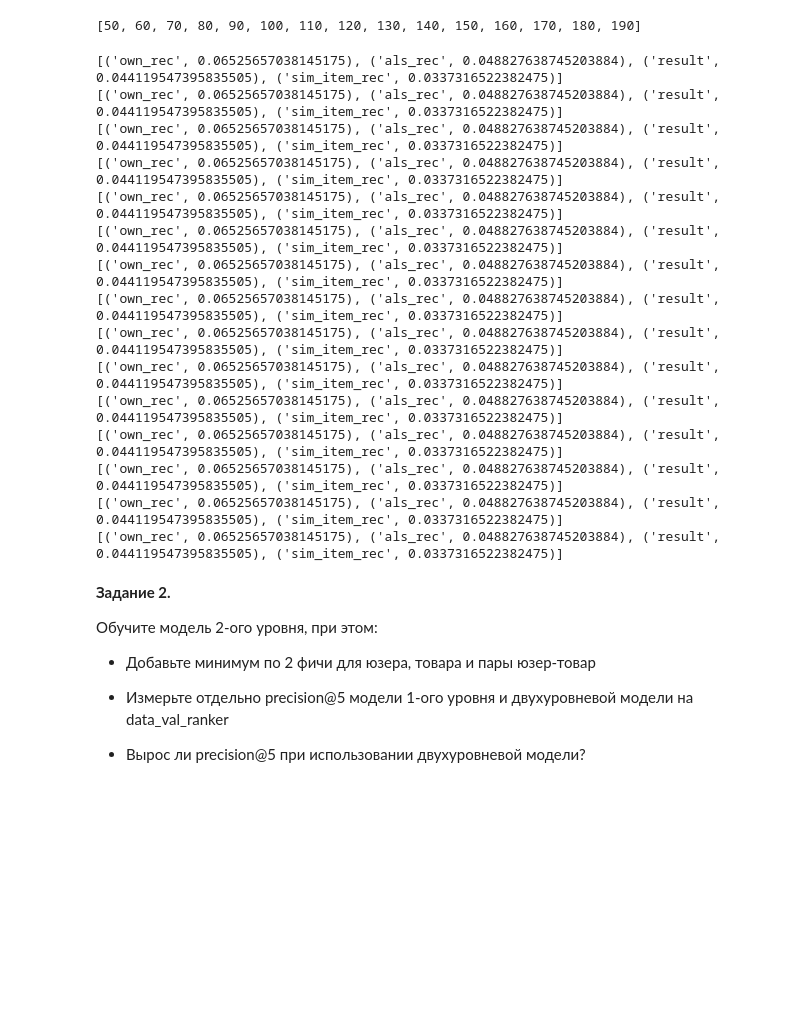
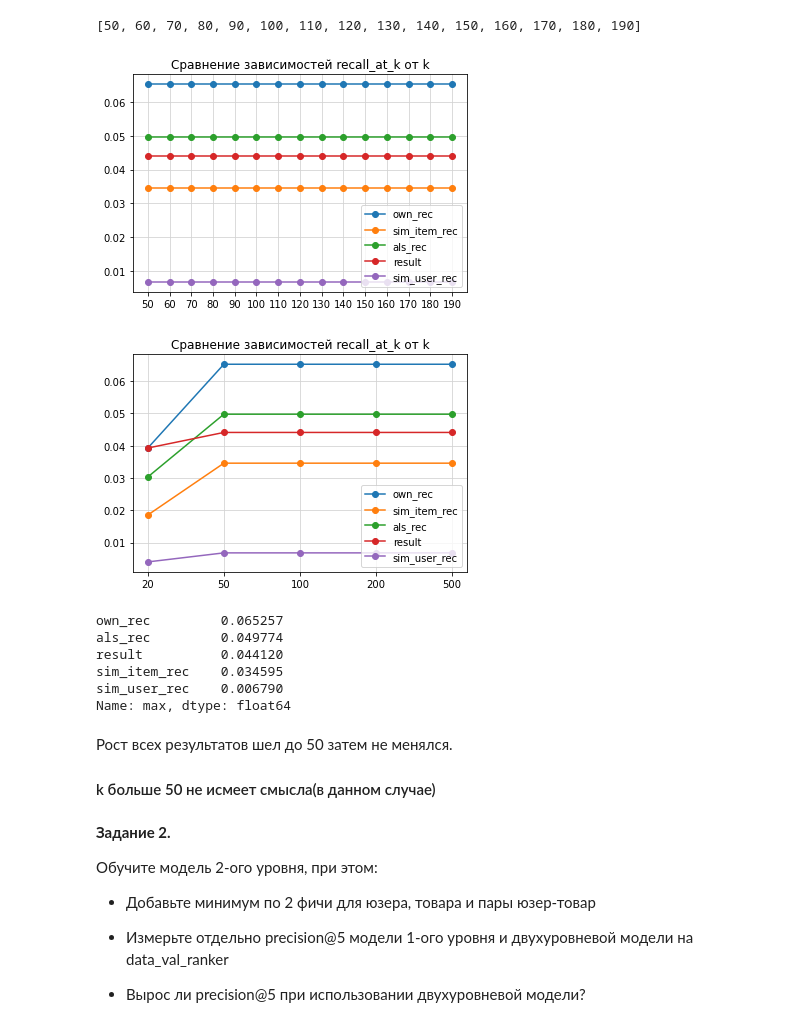
Before and after one commit to OlegRev/recommendation_systems, a Jupyter notebook: HW6.ipynb, the cells around one changed output. Cells and saved outputs as stored; diff of their text form; code cells hidden in the pictures; blank space fills up the shorter version.

```diff
--- a/HW6.ipynb
+++ b/HW6.ipynb
@@ -524,25 +573,29 @@ topsk_recall1 = [_ for _ in range(50, 200, 10)]
 topsk_recall1
 # %% [output]
 [50, 60, 70, 80, 90, 100, 110, 120, 130, 140, 150, 160, 170, 180, 190]
-# %%
-for topk_recall in topsk_recall1:
-    print(sorted(calc_recall(result_eval_matcher, topk_recall), key=lambda x: x[1],reverse=True))
-# %% [output]
-[('own_rec', 0.06525657038145175), ('als_rec', 0.048827638745203884), ('result', 0.044119547395835505), ('sim_item_rec', 0.0337316522382475)]
-[('own_rec', 0.06525657038145175), ('als_rec', 0.048827638745203884), ('result', 0.044119547395835505), ('sim_item_rec', 0.0337316522382475)]
-[('own_rec', 0.06525657038145175), ('als_rec', 0.048827638745203884), ('result', 0.044119547395835505), ('sim_item_rec', 0.0337316522382475)]
-[('own_rec', 0.06525657038145175), ('als_rec', 0.048827638745203884), ('result', 0.044119547395835505), ('sim_item_rec', 0.0337316522382475)]
-[('own_rec', 0.06525657038145175), ('als_rec', 0.048827638745203884), ('result', 0.044119547395835505), ('sim_item_rec', 0.0337316522382475)]
-[('own_rec', 0.06525657038145175), ('als_rec', 0.048827638745203884), ('result', 0.044119547395835505), ('sim_item_rec', 0.0337316522382475)]
-[('own_rec', 0.06525657038145175), ('als_rec', 0.048827638745203884), ('result', 0.044119547395835505), ('sim_item_rec', 0.0337316522382475)]
-[('own_rec', 0.06525657038145175), ('als_rec', 0.048827638745203884), ('result', 0.044119547395835505), ('sim_item_rec', 0.0337316522382475)]
-[('own_rec', 0.06525657038145175), ('als_rec', 0.048827638745203884), ('result', 0.044119547395835505), ('sim_item_rec', 0.0337316522382475)]
-[('own_rec', 0.06525657038145175), ('als_rec', 0.048827638745203884), ('result', 0.044119547395835505), ('sim_item_rec', 0.0337316522382475)]
-[('own_rec', 0.06525657038145175), ('als_rec', 0.048827638745203884), ('result', 0.044119547395835505), ('sim_item_rec', 0.0337316522382475)]
-[('own_rec', 0.06525657038145175), ('als_rec', 0.048827638745203884), ('result', 0.044119547395835505), ('sim_item_rec', 0.0337316522382475)]
-[('own_rec', 0.06525657038145175), ('als_rec', 0.048827638745203884), ('result', 0.044119547395835505), ('sim_item_rec', 0.0337316522382475)]
-[('own_rec', 0.06525657038145175), ('als_rec', 0.048827638745203884), ('result', 0.044119547395835505), ('sim_item_rec', 0.0337316522382475)]
-[('own_rec', 0.06525657038145175), ('als_rec', 0.048827638745203884), ('result', 0.044119547395835505), ('sim_item_rec', 0.0337316522382475)]
+# %%
+recall_res1 = get_df_for_calc_func(calc_func=calc_recall, result_eval_matcher=result_eval_matcher, k_list=topsk_recall1)
+show_plot_recal(recall_res1)
+# %% [output]
+[figure, added]
+# %%
+_klist = [20, 50, 100, 200, 500]
+df_recall = get_df_for_calc_func(calc_func=calc_recall, result_eval_matcher=result_eval_matcher, k_list=_klist)
+show_plot_recal(df_recall)
+# %% [output]
+[figure, added]
+# %%
+df_recall.T.describe().T['max'].sort_values(ascending=False)
+# %% [output]
+own_rec         0.065257
+als_rec         0.049774
+result          0.044120
+sim_item_rec    0.034595
+sim_user_rec    0.006790
+Name: max, dtype: float64
+# %% [markdown]
+Рост всех результатов шел до 50 затем не менялся.
+#### k больше 50 не исмеет смысла(в данном случае)
 # %% [markdown]
 **Задание 2.**
 
```
Also changed, not shown: parts of 33 cells of this notebook.
